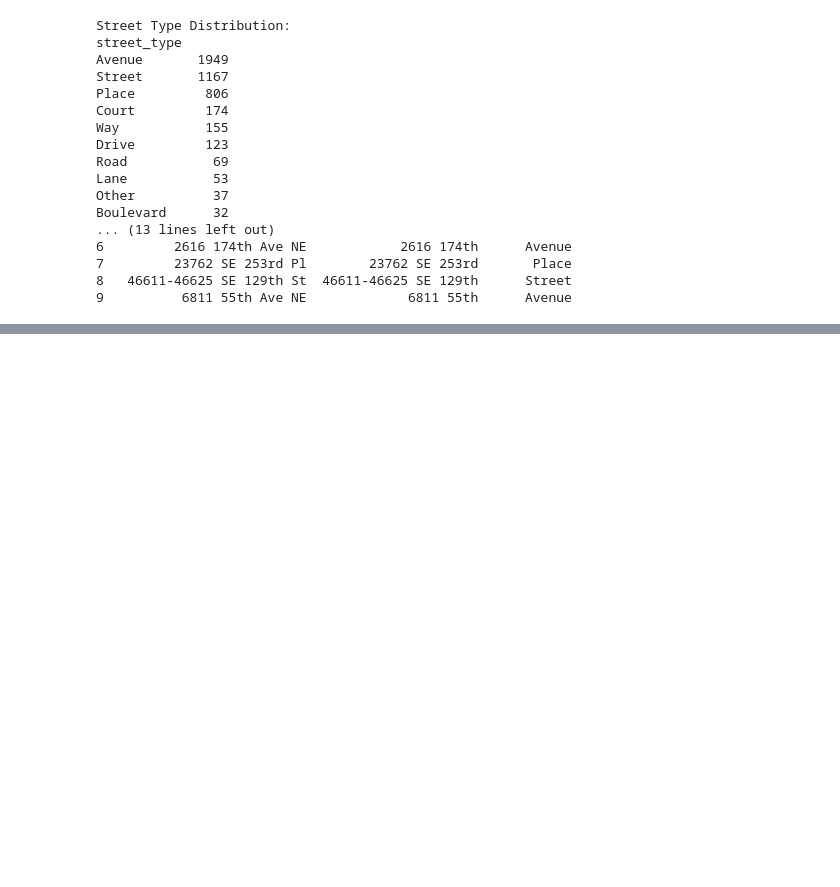
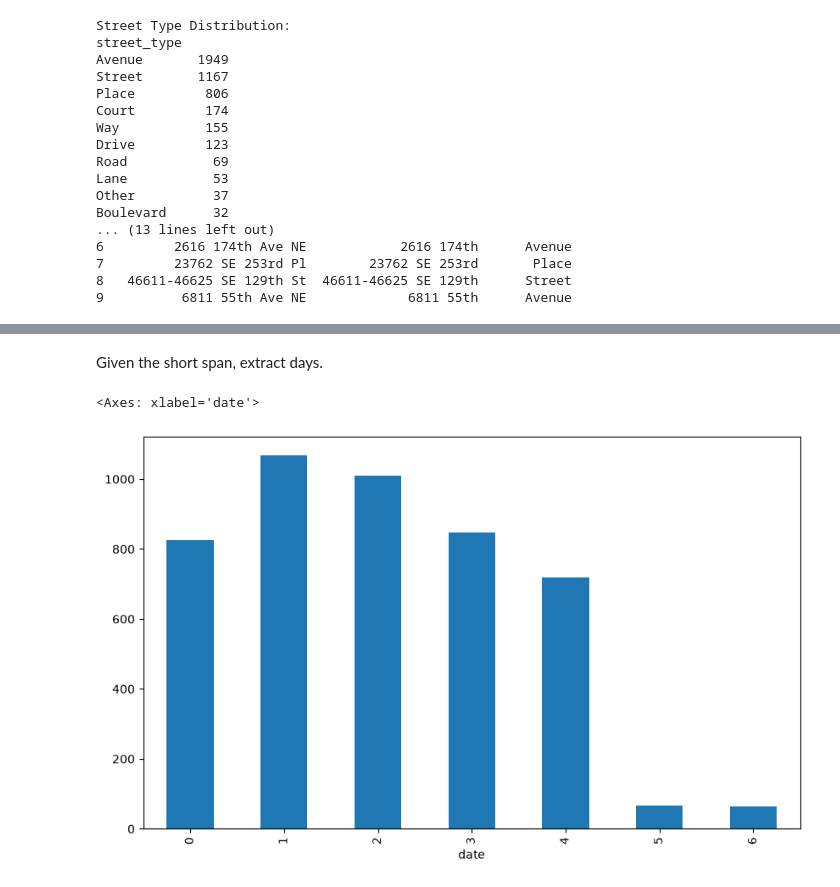
Before and after one commit to mortonki/House-prices, a Jupyter notebook: housing_eda.ipynb, the cells around one changed output, grey strips where cells are left out. Cells and saved outputs as stored; diff of their text form; code cells hidden in the pictures; blank space fills up the shorter version.

```diff
--- a/housing_eda.ipynb
+++ b/housing_eda.ipynb
@@ -161,0 +187,7 @@ IndexError: Inconsistent shape between the condition and the input (got (14, 1)
+# %% [markdown]
+Given the short span, extract days.
+# %%
+df['date'].dt.weekday.value_counts().sort_index().plot(kind='bar', figsize=(10, 6))
+# %% [output]
+<Axes: xlabel='date'>
+[figure, added]
```
Also changed, not shown: parts of 6 cells of this notebook.
